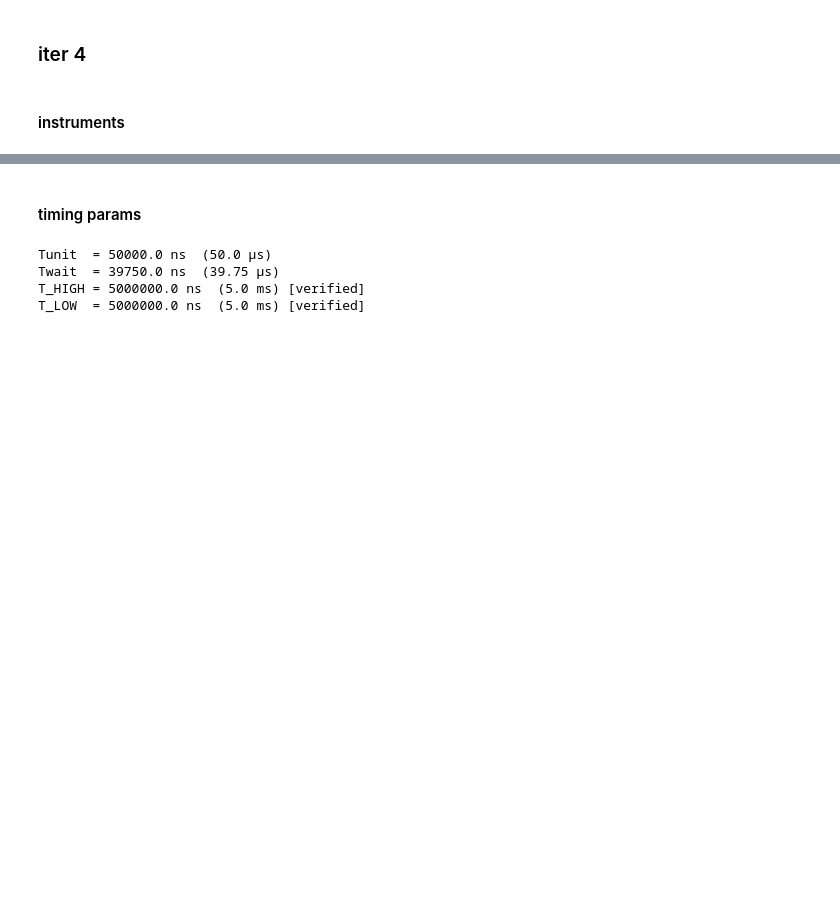
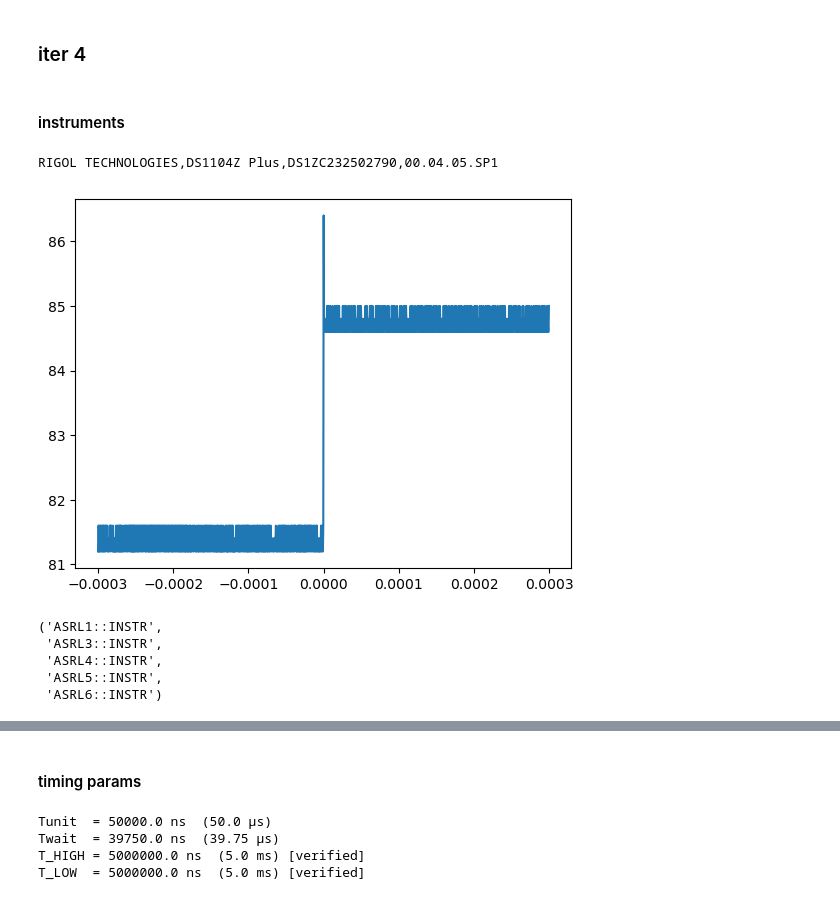
Before and after one commit to emmabacarra/NV-lab, a Jupyter notebook: NV Lab raw Templates 2026/Experiments/Experiment_ODMR.ipynb, the cells around one changed output, grey strips where cells are left out. Cells and saved outputs as stored; diff of their text form; code cells hidden in the pictures; blank space fills up the shorter version.

```diff
--- a/NV Lab raw Templates 2026/Experiments/Experiment_ODMR.ipynb
+++ b/NV Lab raw Templates 2026/Experiments/Experiment_ODMR.ipynb
@@ -1309,0 +1349,33 @@ Amplitude   : -10.94 uV
+# %%
+scope = RigolDS1104('USB0::0x1AB1::0x04CE::DS1ZC232502790::INSTR')  # or USB resource
+print(scope.idn())
+
+t, v = scope.get_waveform(channel=1)
+
+
+plt.plot(t, v)
+plt.show()
+
+scope.close()
+# %% [output]
+RIGOL TECHNOLOGIES,DS1104Z Plus,DS1ZC232502790,00.04.05.SP1
+[figure, added]
+# %%
+pyvisa_rm = pyvisa.ResourceManager()
+pyvisa_rm.list_resources()
+
+# print('SELECT SCOPE ADDRESS:')
+# resources = pyvisa_rm.list_resources()
+# for i, addr in enumerate(resources):
+#     print(f'  [{i}]  {addr}')
+
+# idx        = int(input('Enter index: '))
+# SCOPE_VISA = resources[idx]
+# print(f'Selected: {SCOPE_VISA}')
+# 'USB0::0x0699::0x0363::XXXXXXXX::INSTR'
+# %% [output]
+('ASRL1::INSTR',
+ 'ASRL3::INSTR',
+ 'ASRL4::INSTR',
+ 'ASRL5::INSTR',
+ 'ASRL6::INSTR')
```
Also changed, not shown: parts of 12 cells of this notebook, 1 other file.
